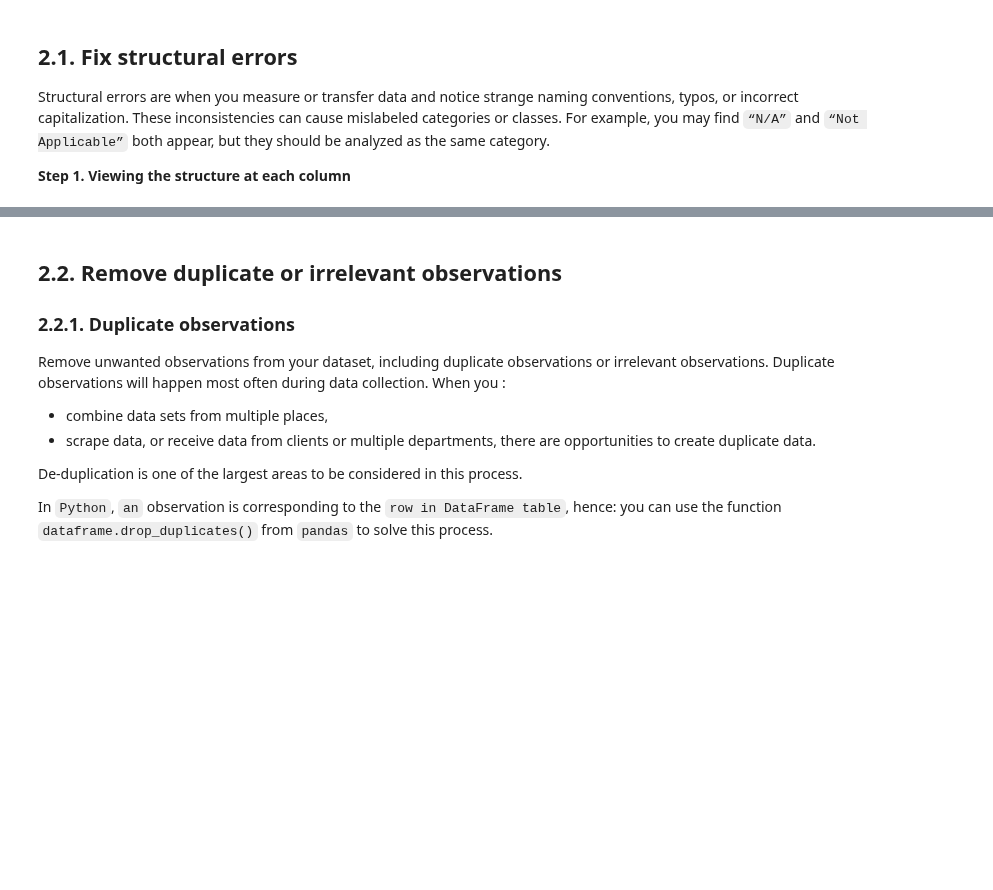
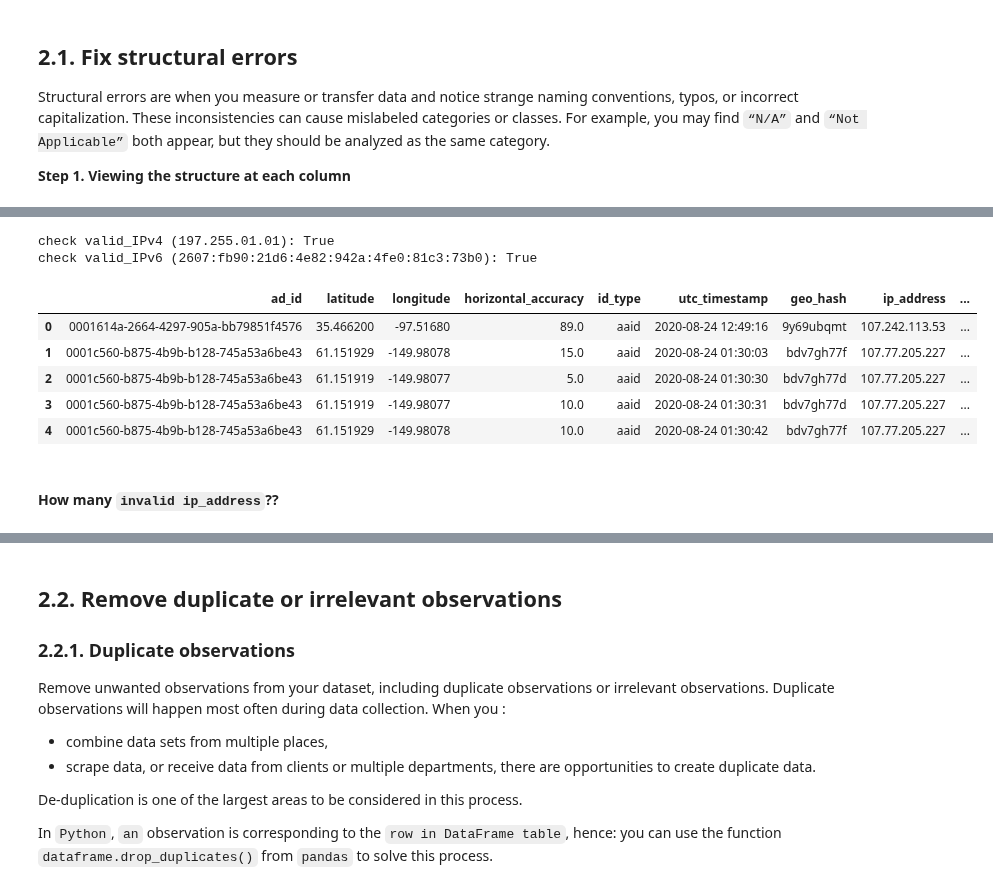
Before and after one commit to NhanDoV/Lectures_notes-teaching-in-VN-, a Jupyter notebook: data_analyst_exercises/Cleaning data/problem1-cleaning-big-data-pyspark.ipynb, the cells around one changed output, grey strips where cells are left out. Drawn from its saved outputs; the diff is of its cells as text; code cells hidden in the pictures; blank space fills up the shorter version.

```diff
--- a/data_analyst_exercises/Cleaning data/problem1-cleaning-big-data-pyspark.ipynb
+++ b/data_analyst_exercises/Cleaning data/problem1-cleaning-big-data-pyspark.ipynb
@@ -96,0 +149,49 @@ sns.barplot(x = 'brands', y = 'count', orient = 'h', data = query)
+# %%
+import string
+
+def valid_IP4(address):
+    parts = address.split(".")
+    if len(parts) != 4:
+        return False
+    for item in parts:
+        if not 0 <= int(item) <= 255:
+            return False
+    return True
+
+def valid_IP6(address):
+    parts = address.split(":")
+    if len(parts) == 8:
+        for item in parts:
+            if len(item) <= 4:
+                if all(s in string.hexdigits for s in item):
+                    return True
+    else:
+        return False
+
+def ip_type(address):
+    if valid_IP4(address):
+        return 'IPv4'
+    elif valid_IP6(address):
+        return 'IPv6'
+    elif address == '0':
+        return 'unknown_ip'
+    else:
+        return 'invalid_ip'
+# %%
+print('check valid_IPv4 (197.255.01.01):', valid_IP4('197.255.01.01'))
+print('check valid_IPv6 (2607:fb90:21d6:4e82:942a:4fe0:81c3:73b0):', valid_IP6('2607:fb90:21d6:4e82:942a:4fe0:81c3:73b0'))
+# %% [output]
+check valid_IPv4 (197.255.01.01): True
+check valid_IPv6 (2607:fb90:21d6:4e82:942a:4fe0:81c3:73b0): True
+# %%
+mvm_df['ip_valid'] = mvm_df['ip_address'].apply(lambda x: ip_type(str(x)))
+mvm_df.head()
+# %% [output]
+|  | ad_id | latitude | longitude | horizontal_accuracy | id_type | utc_timestamp | geo_hash | ip_address | ... |
+| 0 | 0001614a-2664-4297-905a-bb79851f4576 | 35.466200 | -97.51680 | 89.0 | aaid | 2020-08-24 12:49:16 | 9y69ubqmt | 107.242.113.53 | ... |
+| 1 | 0001c560-b875-4b9b-b128-745a53a6be43 | 61.151929 | -149.98078 | 15.0 | aaid | 2020-08-24 01:30:03 | bdv7gh77f | 107.77.205.227 | ... |
+| 2 | 0001c560-b875-4b9b-b128-745a53a6be43 | 61.151919 | -149.98077 | 5.0 | aaid | 2020-08-24 01:30:30 | bdv7gh77d | 107.77.205.227 | ... |
+| 3 | 0001c560-b875-4b9b-b128-745a53a6be43 | 61.151919 | -149.98077 | 10.0 | aaid | 2020-08-24 01:30:31 | bdv7gh77d | 107.77.205.227 | ... |
+| 4 | 0001c560-b875-4b9b-b128-745a53a6be43 | 61.151929 | -149.98078 | 10.0 | aaid | 2020-08-24 01:30:42 | bdv7gh77f | 107.77.205.227 | ... |
+# %% [markdown]
+#### How many `invalid ip_address`??
```
Also changed, not shown: parts of 42 cells of this notebook.
